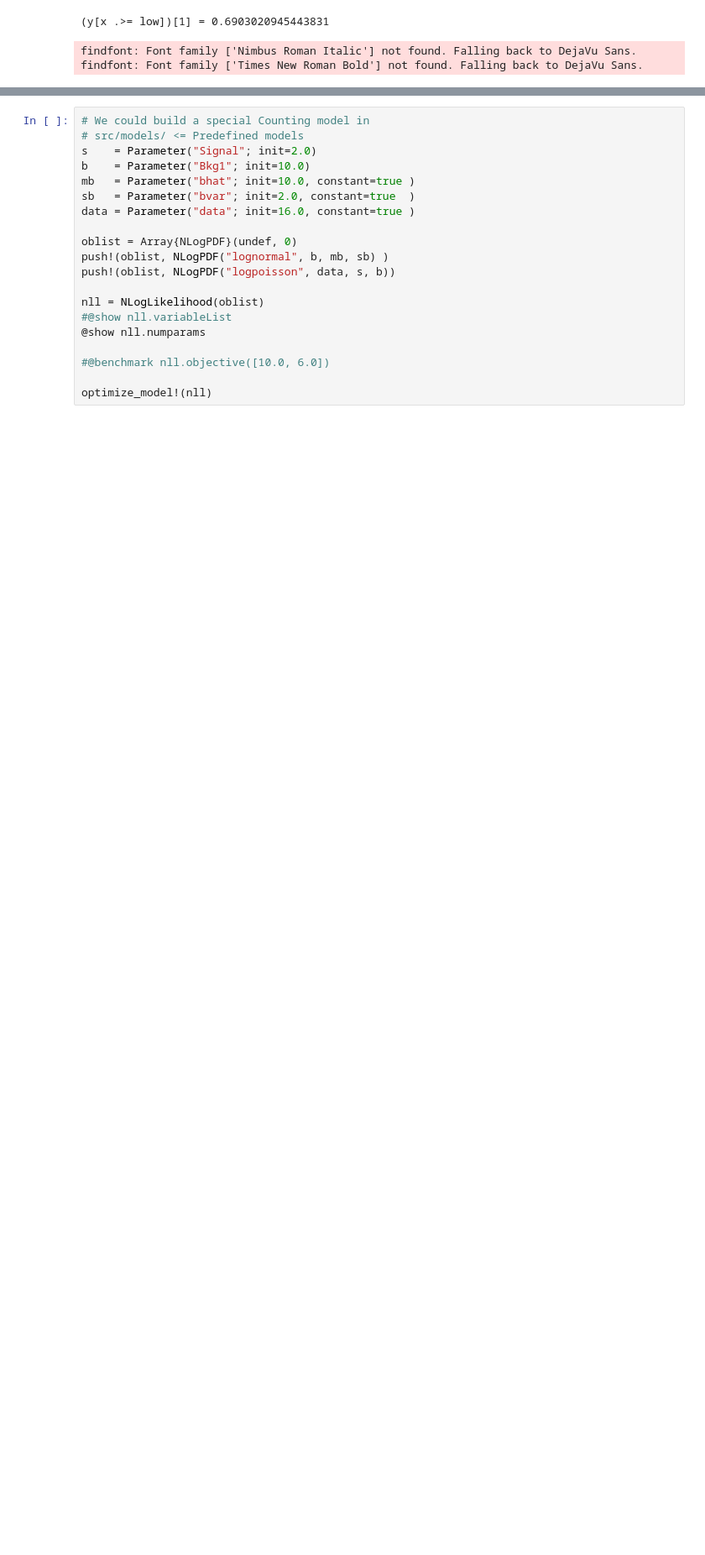
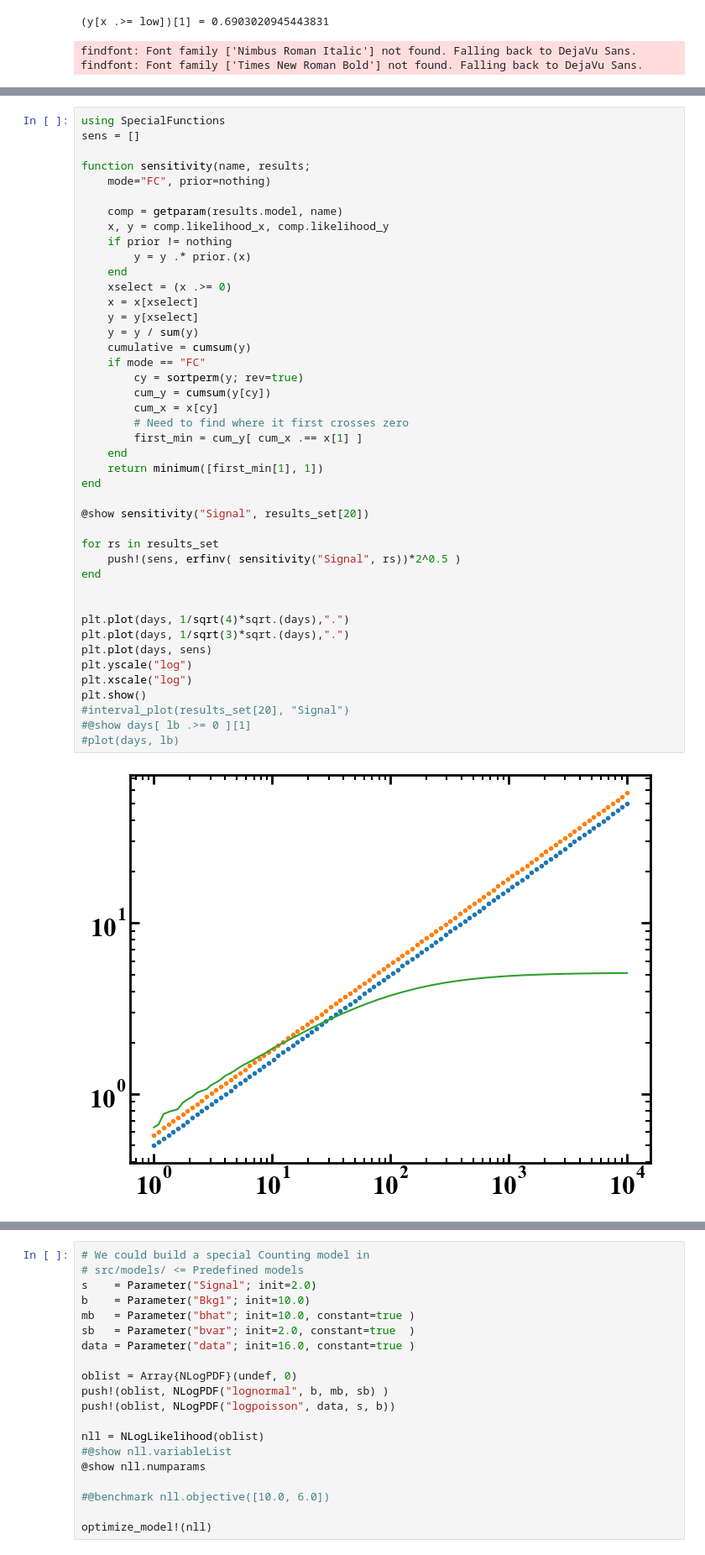
Before and after one commit to MorganAskins/watchfish, a Jupyter notebook: NewProtofish.ipynb, the cells around one changed output, grey strips where cells are left out. Shown at 84% size. Cells and saved outputs as stored; diff of their text form; blank space fills up the shorter version.

```diff
--- a/NewProtofish.ipynb
+++ b/NewProtofish.ipynb
@@ -47,0 +154,45 @@ findfont: Font family ['Times New Roman Bold'] not found. Falling back to DejaVu
+# %%
+using SpecialFunctions
+sens = []
+
+function sensitivity(name, results;
+    mode="FC", prior=nothing)
+
+    comp = getparam(results.model, name)
+    x, y = comp.likelihood_x, comp.likelihood_y
+    if prior != nothing
+        y = y .* prior.(x)
+    end
+    xselect = (x .>= 0)
+    x = x[xselect]
+    y = y[xselect]
+    y = y / sum(y)
+    cumulative = cumsum(y)
+    if mode == "FC"
+        cy = sortperm(y; rev=true)
+        cum_y = cumsum(y[cy])
+        cum_x = x[cy]
+        # Need to find where it first crosses zero
+        first_min = cum_y[ cum_x .== x[1] ]
+    end
+    return minimum([first_min[1], 1])
+end
+
+@show sensitivity("Signal", results_set[20])
+
+for rs in results_set
+    push!(sens, erfinv( sensitivity("Signal", rs))*2^0.5 )
+end
+
+
+plt.plot(days, 1/sqrt(4)*sqrt.(days),".")
+plt.plot(days, 1/sqrt(3)*sqrt.(days),".")
+plt.plot(days, sens)
+plt.yscale("log")
+plt.xscale("log")
+plt.show()
+#interval_plot(results_set[20], "Signal")
+#@show days[ lb .>= 0 ][1]
+#plot(days, lb)
+# %% [output]
+[figure, added]
```
Also changed, not shown: parts of 15 cells of this notebook, 5 other files.
